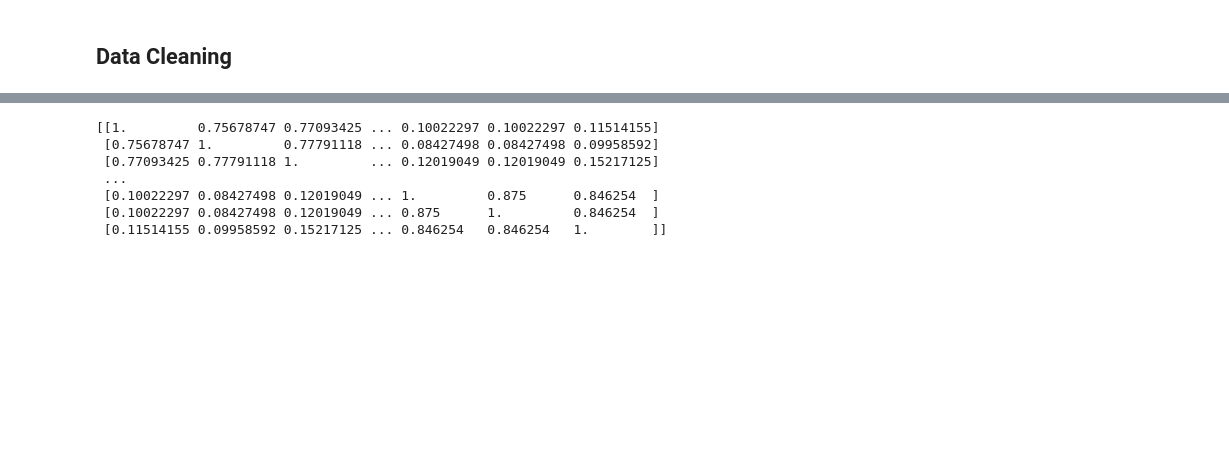
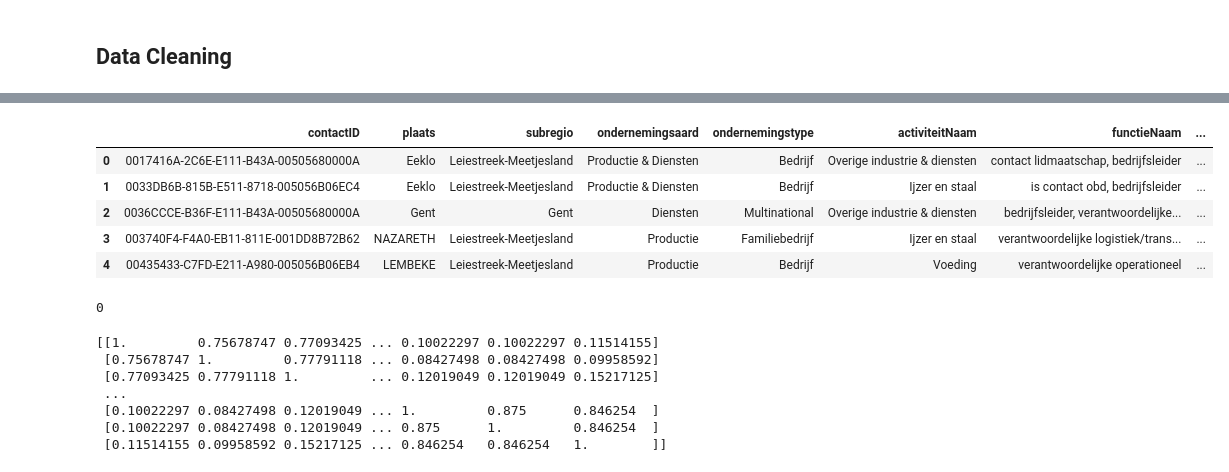
Before and after one commit to Floris-Buyse-FB/Data-Engineering-Project-2, a Jupyter notebook: scripts/ContactLookalike_DWH.ipynb, the cells around one changed output, grey strips where cells are left out. Cells and saved outputs as stored; diff of their text form; code cells hidden in the pictures; blank space fills up the shorter version.

```diff
--- a/scripts/ContactLookalike_DWH.ipynb
+++ b/scripts/ContactLookalike_DWH.ipynb
@@ -147,0 +159,14 @@ Name: data, dtype: object
+# %%
+df4 = df3.groupby(['contactID','plaats','subregio','ondernemingsaard','ondernemingstype','activiteitNaam','functieNaam','functietitel','keyphrases']).agg(list).reset_index()
+df4.head()
+# %% [output]
+|  | contactID | plaats | subregio | ondernemingsaard | ondernemingstype | activiteitNaam | functieNaam | ... |
+| 0 | 0017416A-2C6E-E111-B43A-00505680000A | Eeklo | Leiestreek-Meetjesland | Productie & Diensten | Bedrijf | Overige industrie & diensten | contact lidmaatschap, bedrijfsleider | ... |
+| 1 | 0033DB6B-815B-E511-8718-005056B06EC4 | Eeklo | Leiestreek-Meetjesland | Productie & Diensten | Bedrijf | Ijzer en staal | is contact obd, bedrijfsleider | ... |
+| 2 | 0036CCCE-B36F-E111-B43A-00505680000A | Gent | Gent | Diensten | Multinational | Overige industrie & diensten | bedrijfsleider, verantwoordelijke... | ... |
+| 3 | 003740F4-F4A0-EB11-811E-001DD8B72B62 | NAZARETH | Leiestreek-Meetjesland | Productie | Familiebedrijf | Ijzer en staal | verantwoordelijke logistiek/trans... | ... |
+| 4 | 00435433-C7FD-E211-A980-005056B06EB4 | LEMBEKE | Leiestreek-Meetjesland | Productie | Bedrijf | Voeding | verantwoordelijke operationeel | ... |
+# %%
+df4.duplicated(subset=['contactID']).sum()
+# %% [output]
+0
```
Also changed, not shown: parts of 16 cells of this notebook, 2 other files.
